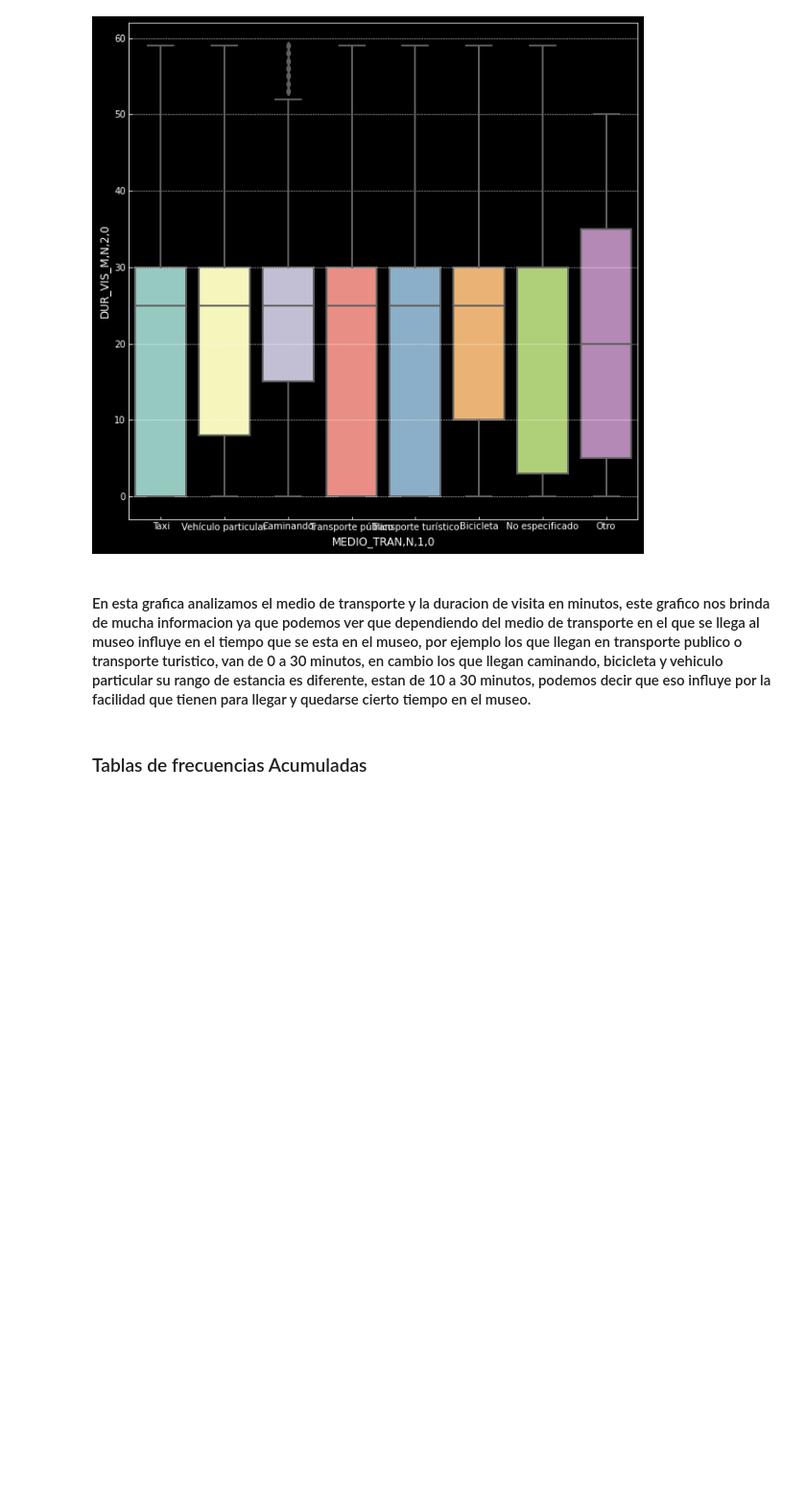
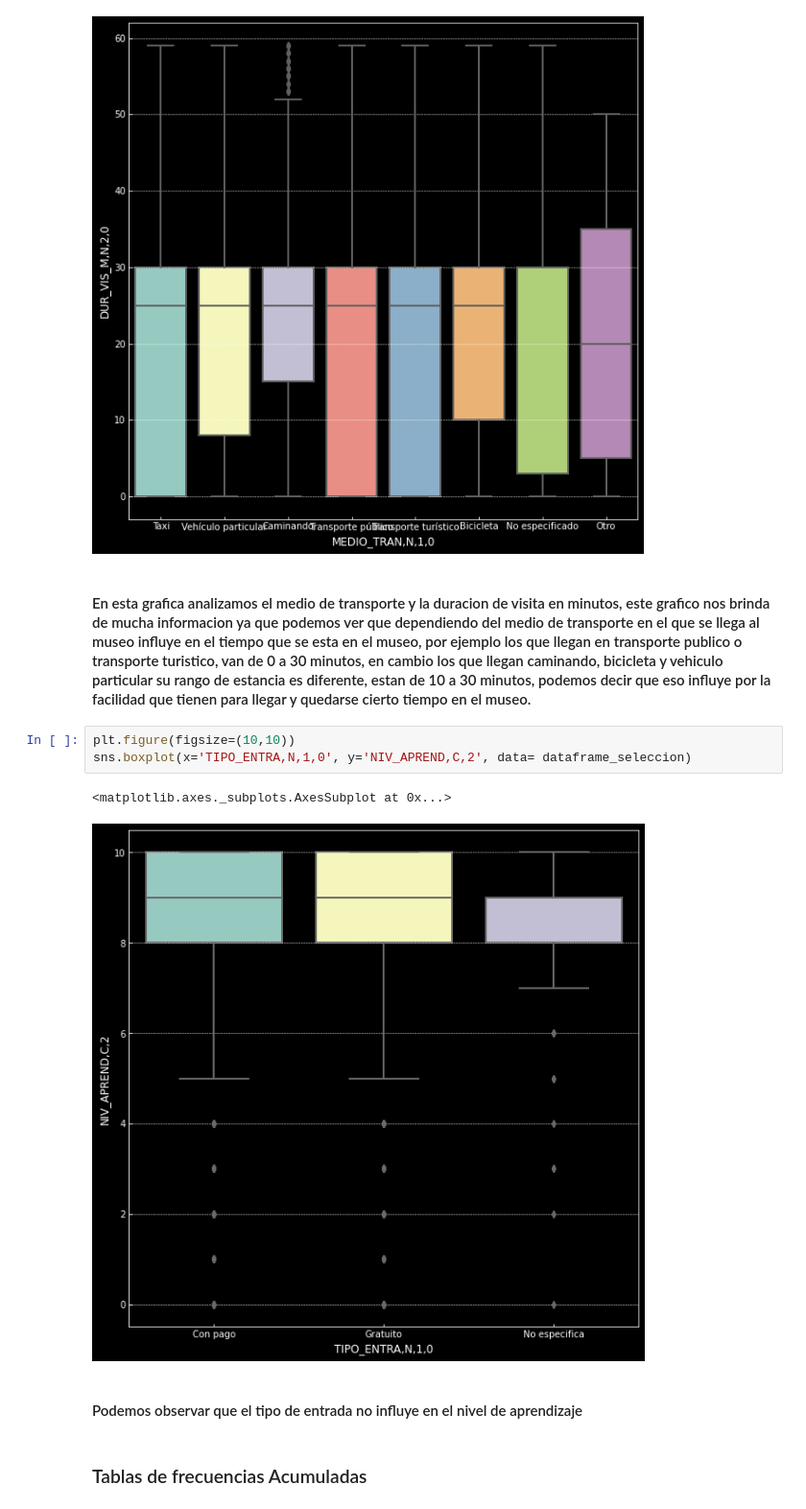
Before and after one commit to BrandonIslas/Proyecto1_Mineria_Datos, a Jupyter notebook: Reporte_Limpieza.ipynb, the cells around one changed output. Shown: that part at 96% size. Cells and saved outputs as stored; diff of their text form; blank space fills up the shorter version.

```diff
--- a/Reporte_Limpieza.ipynb
+++ b/Reporte_Limpieza.ipynb
@@ -467,6 +485,14 @@ sns.boxplot(x='MEDIO_TRAN,N,1,0', y='DUR_VIS_M,N,2,0', data= dataframe_seleccion
 [figure]
 # %% [markdown]
 #### En esta grafica analizamos el medio de transporte y la duracion de visita en minutos, este grafico nos brinda de mucha informacion ya que podemos ver que dependiendo del medio de transporte en el que se llega al museo influye en el tiempo que se esta en el museo, por ejemplo los que llegan en transporte publico o transporte turistico, van de 0 a 30 minutos, en cambio los que llegan caminando, bicicleta y vehiculo particular su rango de estancia es diferente, estan de 10 a 30 minutos, podemos decir que eso influye por la facilidad que tienen para llegar y quedarse cierto tiempo en el museo.
+# %%
+plt.figure(figsize=(10,10))
+sns.boxplot(x='TIPO_ENTRA,N,1,0', y='NIV_APREND,C,2', data= dataframe_seleccion)
+# %% [output]
+<matplotlib.axes._subplots.AxesSubplot at 0x...>
+[figure, added]
+# %% [markdown]
+#### Podemos observar que el tipo de entrada no influye en el nivel de aprendizaje
 # %% [markdown]
 ### Tablas de frecuencias Acumuladas
 # %% [markdown]
```
Also changed, not shown: parts of 12 cells of this notebook.
